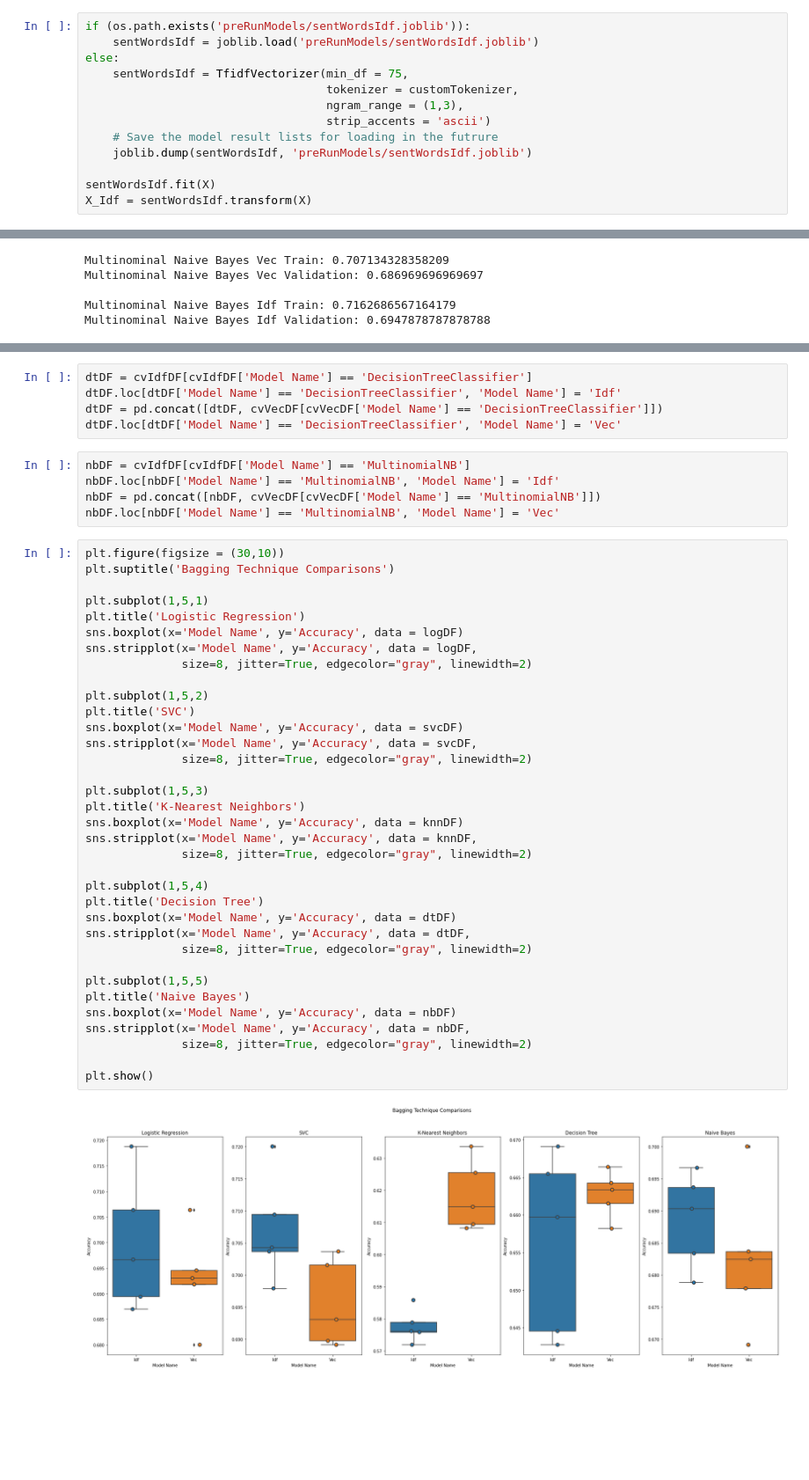
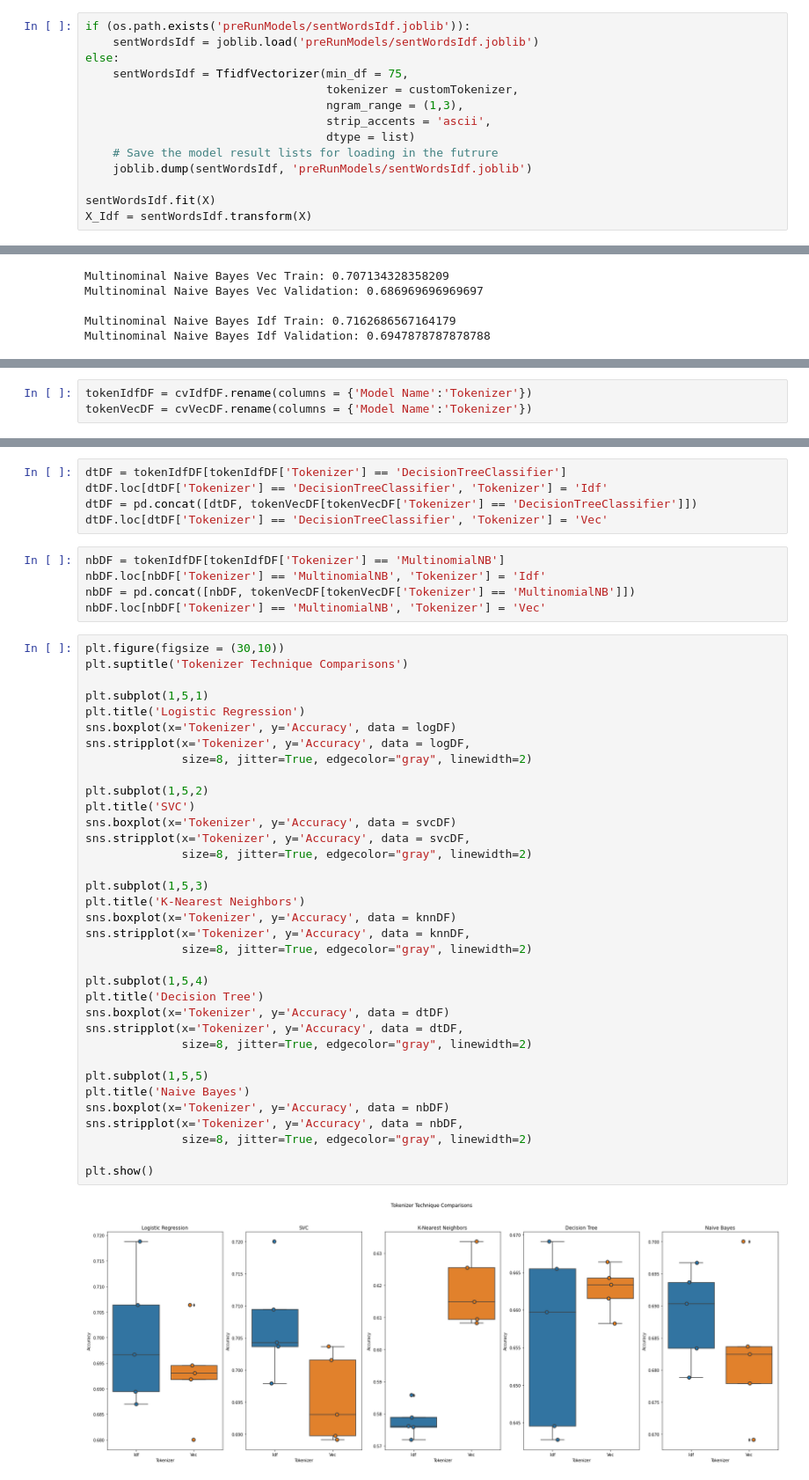
Before and after one commit to JordanFortney/sentimentNaturalLanguageProcessing, a Jupyter notebook: sentimentNLP.ipynb, the cells around one changed output, grey strips where cells are left out. Shown at 88% size. Saved outputs shown, nothing was run; the diff lists cells and outputs as text; blank space fills up the shorter version.

Commit message:
finished model evaluation and started test adn output options

```diff
--- a/sentimentNLP.ipynb
+++ b/sentimentNLP.ipynb
@@ -102,7 +102,8 @@ else:
     sentWordsIdf = TfidfVectorizer(min_df = 75,
                                    tokenizer = customTokenizer,
                                    ngram_range = (1,3),
-                                   strip_accents = 'ascii')
+                                   strip_accents = 'ascii',
+                                   dtype = list)
     # Save the model result lists for loading in the futrure
     joblib.dump(sentWordsIdf, 'preRunModels/sentWordsIdf.joblib')
 
@@ -1104 +1093,4 @@ plt.show()
+# %%
+tokenIdfDF = cvIdfDF.rename(columns = {'Model Name':'Tokenizer'})
+tokenVecDF = cvVecDF.rename(columns = {'Model Name':'Tokenizer'})
 # %%
@@ -1119,47 +1111,47 @@ knnDF.loc[knnDF['Model Name'] == 'KNeighborsClassifier', 'Model Name'] = 'Vec'
 # %%
-dtDF = cvIdfDF[cvIdfDF['Model Name'] == 'DecisionTreeClassifier']
-dtDF.loc[dtDF['Model Name'] == 'DecisionTreeClassifier', 'Model Name'] = 'Idf'
-dtDF = pd.concat([dtDF, cvVecDF[cvVecDF['Model Name'] == 'DecisionTreeClassifier']])
-dtDF.loc[dtDF['Model Name'] == 'DecisionTreeClassifier', 'Model Name'] = 'Vec'
+dtDF = tokenIdfDF[tokenIdfDF['Tokenizer'] == 'DecisionTreeClassifier']
+dtDF.loc[dtDF['Tokenizer'] == 'DecisionTreeClassifier', 'Tokenizer'] = 'Idf'
+dtDF = pd.concat([dtDF, tokenVecDF[tokenVecDF['Tokenizer'] == 'DecisionTreeClassifier']])
+dtDF.loc[dtDF['Tokenizer'] == 'DecisionTreeClassifier', 'Tokenizer'] = 'Vec'
 # %%
-nbDF = cvIdfDF[cvIdfDF['Model Name'] == 'MultinomialNB']
-nbDF.loc[nbDF['Model Name'] == 'MultinomialNB', 'Model Name'] = 'Idf'
-nbDF = pd.concat([nbDF, cvVecDF[cvVecDF['Model Name'] == 'MultinomialNB']])
-nbDF.loc[nbDF['Model Name'] == 'MultinomialNB', 'Model Name'] = 'Vec'
+nbDF = tokenIdfDF[tokenIdfDF['Tokenizer'] == 'MultinomialNB']
+nbDF.loc[nbDF['Tokenizer'] == 'MultinomialNB', 'Tokenizer'] = 'Idf'
+nbDF = pd.concat([nbDF, tokenVecDF[tokenVecDF['Tokenizer'] == 'MultinomialNB']])
+nbDF.loc[nbDF['Tokenizer'] == 'MultinomialNB', 'Tokenizer'] = 'Vec'
 # %%
 plt.figure(figsize = (30,10))
-plt.suptitle('Bagging Technique Comparisons')
+plt.suptitle('Tokenizer Technique Comparisons')
 
 plt.subplot(1,5,1)
 plt.title('Logistic Regression')
-sns.boxplot(x='Model Name', y='Accuracy', data = logDF)
-sns.stripplot(x='Model Name', y='Accuracy', data = logDF,
+sns.boxplot(x='Tokenizer', y='Accuracy', data = logDF)
+sns.stripplot(x='Tokenizer', y='Accuracy', data = logDF,
               size=8, jitter=True, edgecolor="gray", linewidth=2)
 
 plt.subplot(1,5,2)
 plt.title('SVC')
-sns.boxplot(x='Model Name', y='Accuracy', data = svcDF)
-sns.stripplot(x='Model Name', y='Accuracy', data = svcDF,
+sns.boxplot(x='Tokenizer', y='Accuracy', data = svcDF)
+sns.stripplot(x='Tokenizer', y='Accuracy', data = svcDF,
               size=8, jitter=True, edgecolor="gray", linewidth=2)
 
 plt.subplot(1,5,3)
 plt.title('K-Nearest Neighbors')
-sns.boxplot(x='Model Name', y='Accuracy', data = knnDF)
-sns.stripplot(x='Model Name', y='Accuracy', data = knnDF,
+sns.boxplot(x='Tokenizer', y='Accuracy', data = knnDF)
+sns.stripplot(x='Tokenizer', y='Accuracy', data = knnDF,
               size=8, jitter=True, edgecolor="gray", linewidth=2)
 
 plt.subplot(1,5,4)
 plt.title('Decision Tree')
-sns.boxplot(x='Model Name', y='Accuracy', data = dtDF)
-sns.stripplot(x='Model Name', y='Accuracy', data = dtDF,
+sns.boxplot(x='Tokenizer', y='Accuracy', data = dtDF)
+sns.stripplot(x='Tokenizer', y='Accuracy', data = dtDF,
               size=8, jitter=True, edgecolor="gray", linewidth=2)
 
 plt.subplot(1,5,5)
 plt.title('Naive Bayes')
-sns.boxplot(x='Model Name', y='Accuracy', data = nbDF)
-sns.stripplot(x='Model Name', y='Accuracy', data = nbDF,
+sns.boxplot(x='Tokenizer', y='Accuracy', data = nbDF)
+sns.stripplot(x='Tokenizer', y='Accuracy', data = nbDF,
               size=8, jitter=True, edgecolor="gray", linewidth=2)
 
 plt.show()
 # %% [output]
-[figure, old version]
+[figure, new version]
```
Also changed, not shown: parts of 22 cells of this notebook.
